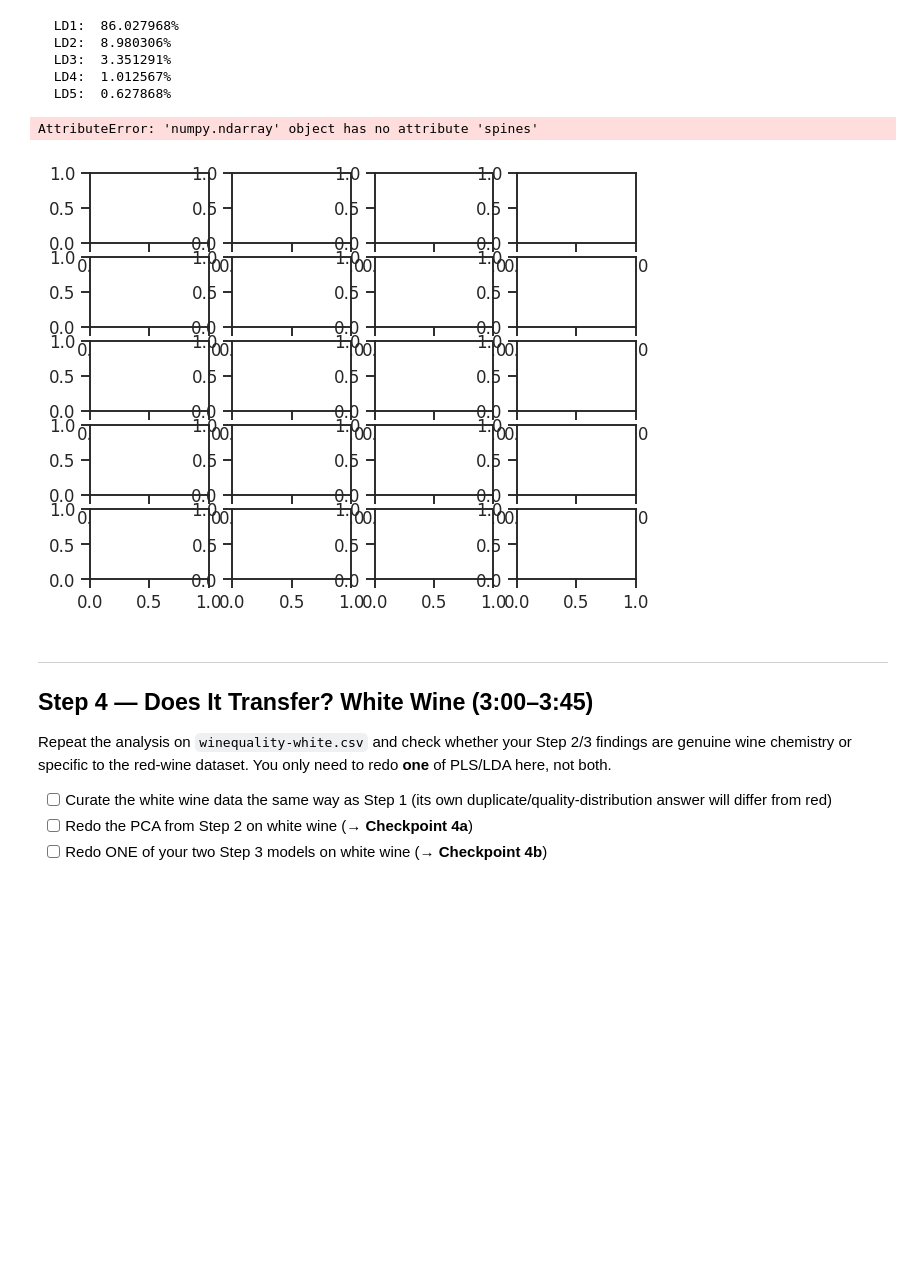
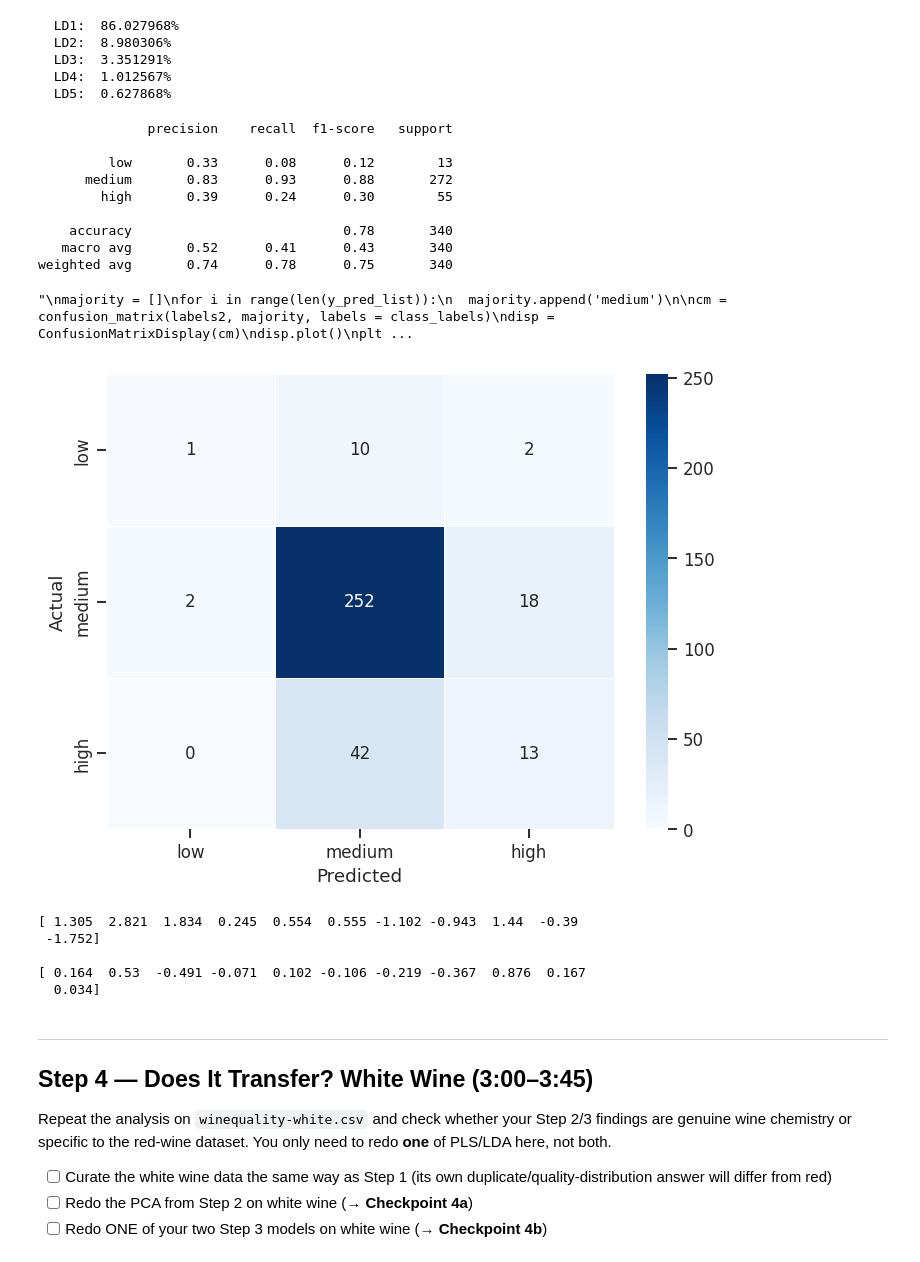
Before and after one commit to rasmus-kstud/1kb570_2026, a Jupyter notebook: Labs/02_modelling_wine_quality/starter_notebook.ipynb, the cells around one changed output. Saved outputs shown, nothing was run; the diff lists cells and outputs as text; code cells hidden in the pictures; blank space fills up the shorter version.

```diff
--- a/Labs/02_modelling_wine_quality/starter_notebook.ipynb
+++ b/Labs/02_modelling_wine_quality/starter_notebook.ipynb
@@ -258,6 +258,7 @@ not a choice between them. Keep both sections; do not delete either.
 ### PLS (quality treated as continuous)
 # %%
 # TODO: train/test split (or set up cross-validation)
+x = StandardScaler().fit_transform(x_df)
 X_train, X_test, y_train, y_test = train_test_split(x, y, test_size=0.25, random_state=0)
 print(f'Train: {X_train.shape[0]}, Test: {X_test.shape[0]}')
 # %% [output]
@@ -284,5 +285,10 @@ ax.legend()
 sns.despine(ax=ax)
 plt.tight_layout()
 plt.show()
+
+
+
+pls = PLSRegression(n_components= 11, scale = False)
+pls.fit(X_train, y_train)
 # %% [output]
 [figure]
@@ -320,16 +327,16 @@ PLS test-set RMSE: 0.724 mS/cm
 # this is a real modelling decision, not a formality.
 # Check the resulting class sizes: are they balanced?
 
-labels = []
+labels1 = []
 for yi in y_train:
   if yi in (3,4):
-    labels.append('low')
+    labels1.append('low')
 
   elif yi in (5,6):
-    labels.append('medium')
+    labels1.append('medium')
 
   else:
-    labels.append('high')
+    labels1.append('high')
 labels2 = []
 for yi in y_test:
   if yi in (3,4):
@@ -344,7 +351,7 @@ for yi in y_test:
 #print(labels.count('low'))
 #print(labels.count('medium'))
 #print(labels.count('high'))
-print(len(labels))
+print(len(labels1))
 
 X_train, X_test, y_train, y_test = train_test_split(x, y, test_size=0.25, random_state=0)
 print(f'Train: {X_train.shape[0]}, Test: {X_test.shape[0]}')
@@ -359,7 +366,7 @@ Train: 1019, Test: 340
 # TODO: train/test split, then fit LinearDiscriminantAnalysis
 
 lda = LinearDiscriminantAnalysis()
-lda_scores = lda.fit_transform(X_train, y_train)
+lda_scores = lda.fit_transform(x_train_scaled, y_train)
 for i, ev in enumerate(lda.explained_variance_ratio_, 1):
   print(f'  LD{i}: {ev*100: 1f}%')
 # %% [output]
@@ -371,41 +378,75 @@ for i, ev in enumerate(lda.explained_variance_ratio_, 1):
 # %%
 # TODO: report a confusion matrix (ConfusionMatrixDisplay) and per-class
 # accuracy on the TEST set -- accuracy alone is not enough here
-
+from sklearn.metrics import classification_report
 y_pred = lda.predict(x_test_scaled)
 y_pred_list = []
 for i in y_pred:
   if i in (3,4):
     y_pred_list.append('low')
 
   elif i in (5,6):
     y_pred_list.append('medium')
 
   else:
     y_pred_list.append('high')
 
 class_labels = ['low','medium','high']
 cm = confusion_matrix(labels2, y_pred_list, labels = class_labels)
+fig, ax = plt.subplots()
+sns.heatmap(cm, annot=True, fmt='d', cmap='Blues',
+            xticklabels=class_labels, yticklabels=class_labels,
+            linewidths=0.5, ax=ax)
+
+#disp = ConfusionMatrixDisplay(cm)
+#disp.plot()
+plt.tight_layout()
+ax.set_xlabel('Predicted')
+ax.set_ylabel('Actual')
+plt.show
+print(classification_report(labels2, y_pred_list, labels=class_labels, target_names =[str(x) for x in class_labels]))
 
 
+#to test every guess is majority..... 0%, 80%, 0% correct.
+'''
+majority = []
+for i in range(len(y_pred_list)):
+  majority.append('medium')
 
-
-fig, ax = plt.subplots(5,4)
-sns.heatmap(cm, cmap='Blues',
-            xticklabels=['low','medium','high'], yticklabels=['low','medium','high'],
-            linewidths=0.5, ax=ax)
-ax.set_xlabel('Predicted')
-ax.set_ylabel('Actual')
-ax.set_title('Confusion Matrix (training set)')
-plt.tight_layout()
-plt.show()
+cm = confusion_matrix(labels2, majority, labels = class_labels)
+disp = ConfusionMatrixDisplay(cm)
+disp.plot()
+plt.show
+print(classification_report(labels2, majority, labels=class_labels, target_names =[str(x) for x in class_labels]))
+'''
 # %% [output]
-AttributeError: 'numpy.ndarray' object has no attribute 'spines'
+              precision    recall  f1-score   support
+
+         low       0.33      0.08      0.12        13
+      medium       0.83      0.93      0.88       272
+        high       0.39      0.24      0.30        55
+
+    accuracy                           0.78       340
+   macro avg       0.52      0.41      0.43       340
+weighted avg       0.74      0.78      0.75       340
+"\nmajority = []\nfor i in range(len(y_pred_list)):\n  majority.append('medium')\n\ncm = confusion_matrix(labels2, majority, labels = class_labels)\ndisp = ConfusionMatrixDisplay(cm)\ndisp.plot()\nplt ...
-[figure, old version]
+[figure, new version]
 # %%
 # TODO: Checkpoint 3c/3d groundwork -- pull out and compare the top
 # variables from both models (PLS coefficients vs. LDA discriminant
 # loadings). Your written comparison goes on the answer sheet.
+
+lda_coef = lda.coef_
+pls_coef = pls.coef_
+print(lda_coef[0].round(3))
+print('')
+print(pls.x_loadings_[0].round(3))
+# %% [output]
+[ 1.305  2.821  1.834  0.245  0.554  0.555 -1.102 -0.943  1.44  -0.39
+ -1.752]
+
+[ 0.164  0.53  -0.491 -0.071  0.102 -0.106 -0.219 -0.367  0.876  0.167
+  0.034]
 # %% [markdown]
 ---
 ## Step 4 — Does It Transfer? White Wine (3:00–3:45)
```
Also changed, not shown: parts of 7 cells of this notebook.
